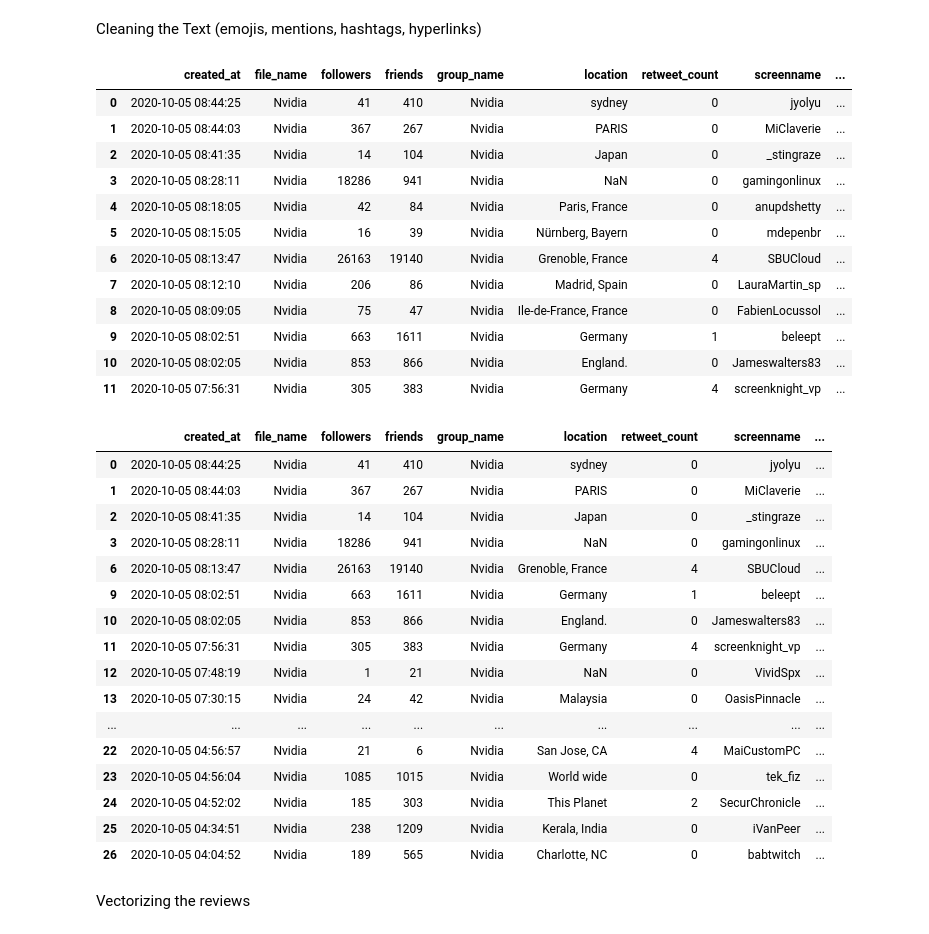
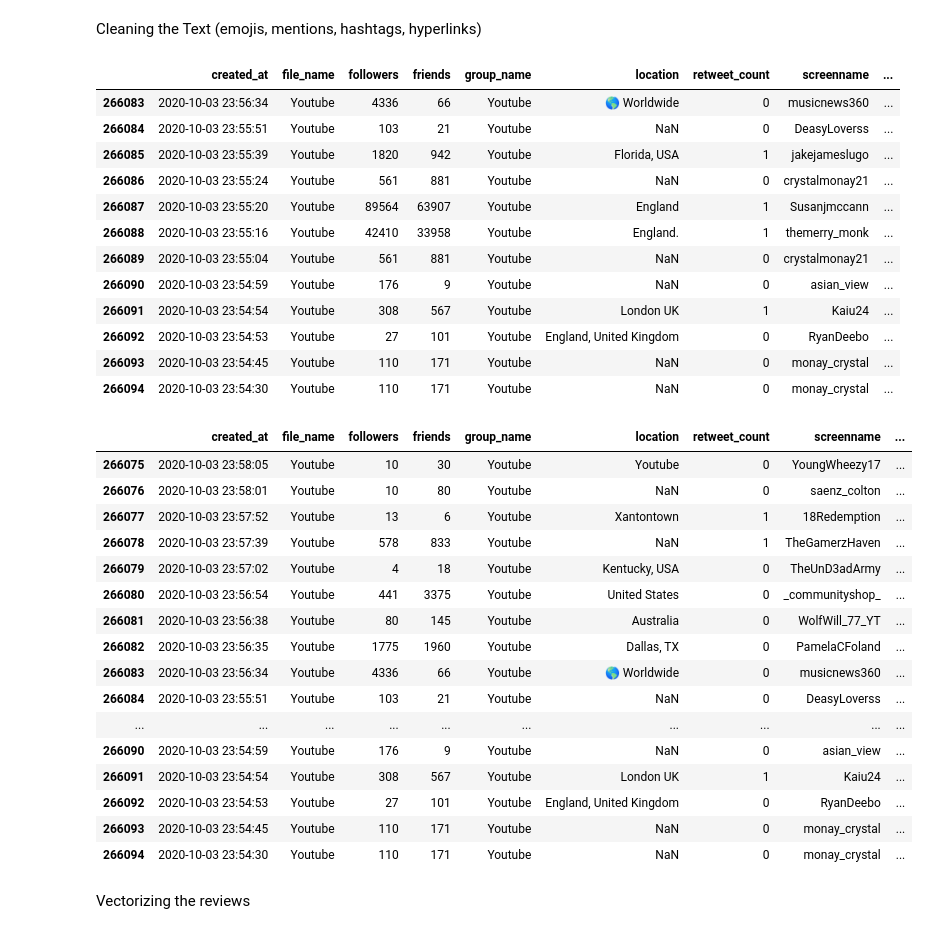
Before and after one commit to Arnav1511/OMSA, a Jupyter notebook: MajorProject.ipynb, the cells around one changed output. Saved outputs shown, nothing was run; the diff lists cells and outputs as text; code cells hidden in the pictures.

```diff
--- a/MajorProject.ipynb
+++ b/MajorProject.ipynb
@@ -126,43 +127,43 @@ def cleanTxt(text):
 df['text']=df['text'].apply(cleanTxt)
 
 #Show the cleaned text
-df.head(12)
+df.tail(12)
 # %% [output]
 |  | created_at | file_name | followers | friends | group_name | location | retweet_count | screenname | ... |
-| 0 | 2020-10-05 08:44:25 | Nvidia | 41 | 410 | Nvidia | sydney | 0 | jyolyu | ... |
-| 1 | 2020-10-05 08:44:03 | Nvidia | 367 | 267 | Nvidia | PARIS | 0 | MiClaverie | ... |
-| 2 | 2020-10-05 08:41:35 | Nvidia | 14 | 104 | Nvidia | Japan | 0 | _stingraze | ... |
-| 3 | 2020-10-05 08:28:11 | Nvidia | 18286 | 941 | Nvidia | NaN | 0 | gamingonlinux | ... |
-| 4 | 2020-10-05 08:18:05 | Nvidia | 42 | 84 | Nvidia | Paris, France | 0 | anupdshetty | ... |
-| 5 | 2020-10-05 08:15:05 | Nvidia | 16 | 39 | Nvidia | Nürnberg, Bayern | 0 | mdepenbr | ... |
-| 6 | 2020-10-05 08:13:47 | Nvidia | 26163 | 19140 | Nvidia | Grenoble, France | 4 | SBUCloud | ... |
-| 7 | 2020-10-05 08:12:10 | Nvidia | 206 | 86 | Nvidia | Madrid, Spain | 0 | LauraMartin_sp | ... |
-| 8 | 2020-10-05 08:09:05 | Nvidia | 75 | 47 | Nvidia | Ile-de-France, France | 0 | FabienLocussol | ... |
-| 9 | 2020-10-05 08:02:51 | Nvidia | 663 | 1611 | Nvidia | Germany | 1 | beleept | ... |
-| 10 | 2020-10-05 08:02:05 | Nvidia | 853 | 866 | Nvidia | England. | 0 | Jameswalters83 | ... |
-| 11 | 2020-10-05 07:56:31 | Nvidia | 305 | 383 | Nvidia | Germany | 4 | screenknight_vp | ... |
+| 266083 | 2020-10-03 23:56:34 | Youtube | 4336 | 66 | Youtube | 🌎 Worldwide | 0 | musicnews360 | ... |
+| 266084 | 2020-10-03 23:55:51 | Youtube | 103 | 21 | Youtube | NaN | 0 | DeasyLoverss | ... |
+| 266085 | 2020-10-03 23:55:39 | Youtube | 1820 | 942 | Youtube | Florida, USA | 1 | jakejameslugo | ... |
+| 266086 | 2020-10-03 23:55:24 | Youtube | 561 | 881 | Youtube | NaN | 0 | crystalmonay21 | ... |
+| 266087 | 2020-10-03 23:55:20 | Youtube | 89564 | 63907 | Youtube | England | 1 | Susanjmccann | ... |
+| 266088 | 2020-10-03 23:55:16 | Youtube | 42410 | 33958 | Youtube | England. | 1 | themerry_monk | ... |
+| 266089 | 2020-10-03 23:55:04 | Youtube | 561 | 881 | Youtube | NaN | 0 | crystalmonay21 | ... |
+| 266090 | 2020-10-03 23:54:59 | Youtube | 176 | 9 | Youtube | NaN | 0 | asian_view | ... |
+| 266091 | 2020-10-03 23:54:54 | Youtube | 308 | 567 | Youtube | London UK | 1 | Kaiu24 | ... |
+| 266092 | 2020-10-03 23:54:53 | Youtube | 27 | 101 | Youtube | England, United Kingdom | 0 | RyanDeebo | ... |
+| 266093 | 2020-10-03 23:54:45 | Youtube | 110 | 171 | Youtube | NaN | 0 | monay_crystal | ... |
+| 266094 | 2020-10-03 23:54:30 | Youtube | 110 | 171 | Youtube | NaN | 0 | monay_crystal | ... |
 # %%
 df=df.drop_duplicates(subset='text')
 # %%
-df.head(20)
+df.tail(20)
 # %% [output]
 |  | created_at | file_name | followers | friends | group_name | location | retweet_count | screenname | ... |
-| 0 | 2020-10-05 08:44:25 | Nvidia | 41 | 410 | Nvidia | sydney | 0 | jyolyu | ... |
-| 1 | 2020-10-05 08:44:03 | Nvidia | 367 | 267 | Nvidia | PARIS | 0 | MiClaverie | ... |
-| 2 | 2020-10-05 08:41:35 | Nvidia | 14 | 104 | Nvidia | Japan | 0 | _stingraze | ... |
-| 3 | 2020-10-05 08:28:11 | Nvidia | 18286 | 941 | Nvidia | NaN | 0 | gamingonlinux | ... |
-| 6 | 2020-10-05 08:13:47 | Nvidia | 26163 | 19140 | Nvidia | Grenoble, France | 4 | SBUCloud | ... |
-| 9 | 2020-10-05 08:02:51 | Nvidia | 663 | 1611 | Nvidia | Germany | 1 | beleept | ... |
-| 10 | 2020-10-05 08:02:05 | Nvidia | 853 | 866 | Nvidia | England. | 0 | Jameswalters83 | ... |
-| 11 | 2020-10-05 07:56:31 | Nvidia | 305 | 383 | Nvidia | Germany | 4 | screenknight_vp | ... |
-| 12 | 2020-10-05 07:48:19 | Nvidia | 1 | 21 | Nvidia | NaN | 0 | VividSpx | ... |
-| 13 | 2020-10-05 07:30:15 | Nvidia | 24 | 42 | Nvidia | Malaysia | 0 | OasisPinnacle | ... |
+| 266075 | 2020-10-03 23:58:05 | Youtube | 10 | 30 | Youtube | Youtube | 0 | YoungWheezy17 | ... |
+| 266076 | 2020-10-03 23:58:01 | Youtube | 10 | 80 | Youtube | NaN | 0 | saenz_colton | ... |
+| 266077 | 2020-10-03 23:57:52 | Youtube | 13 | 6 | Youtube | Xantontown | 1 | 18Redemption | ... |
+| 266078 | 2020-10-03 23:57:39 | Youtube | 578 | 833 | Youtube | NaN | 1 | TheGamerzHaven | ... |
+| 266079 | 2020-10-03 23:57:02 | Youtube | 4 | 18 | Youtube | Kentucky, USA | 0 | TheUnD3adArmy | ... |
+| 266080 | 2020-10-03 23:56:54 | Youtube | 441 | 3375 | Youtube | United States | 0 | _communityshop_ | ... |
+| 266081 | 2020-10-03 23:56:38 | Youtube | 80 | 145 | Youtube | Australia | 0 | WolfWill_77_YT | ... |
+| 266082 | 2020-10-03 23:56:35 | Youtube | 1775 | 1960 | Youtube | Dallas, TX | 0 | PamelaCFoland | ... |
+| 266083 | 2020-10-03 23:56:34 | Youtube | 4336 | 66 | Youtube | 🌎 Worldwide | 0 | musicnews360 | ... |
+| 266084 | 2020-10-03 23:55:51 | Youtube | 103 | 21 | Youtube | NaN | 0 | DeasyLoverss | ... |
 | ... | ... | ... | ... | ... | ... | ... | ... | ... | ... |
-| 22 | 2020-10-05 04:56:57 | Nvidia | 21 | 6 | Nvidia | San Jose, CA | 4 | MaiCustomPC | ... |
-| 23 | 2020-10-05 04:56:04 | Nvidia | 1085 | 1015 | Nvidia | World wide | 0 | tek_fiz | ... |
-| 24 | 2020-10-05 04:52:02 | Nvidia | 185 | 303 | Nvidia | This Planet | 2 | SecurChronicle | ... |
-| 25 | 2020-10-05 04:34:51 | Nvidia | 238 | 1209 | Nvidia | Kerala, India | 0 | iVanPeer | ... |
-| 26 | 2020-10-05 04:04:52 | Nvidia | 189 | 565 | Nvidia | Charlotte, NC | 0 | babtwitch | ... |
+| 266090 | 2020-10-03 23:54:59 | Youtube | 176 | 9 | Youtube | NaN | 0 | asian_view | ... |
+| 266091 | 2020-10-03 23:54:54 | Youtube | 308 | 567 | Youtube | London UK | 1 | Kaiu24 | ... |
+| 266092 | 2020-10-03 23:54:53 | Youtube | 27 | 101 | Youtube | England, United Kingdom | 0 | RyanDeebo | ... |
+| 266093 | 2020-10-03 23:54:45 | Youtube | 110 | 171 | Youtube | NaN | 0 | monay_crystal | ... |
+| 266094 | 2020-10-03 23:54:30 | Youtube | 110 | 171 | Youtube | NaN | 0 | monay_crystal | ... |
 # %% [markdown]
 Vectorizing the reviews
 # %%
```
Also changed, not shown: parts of 13 cells of this notebook.
